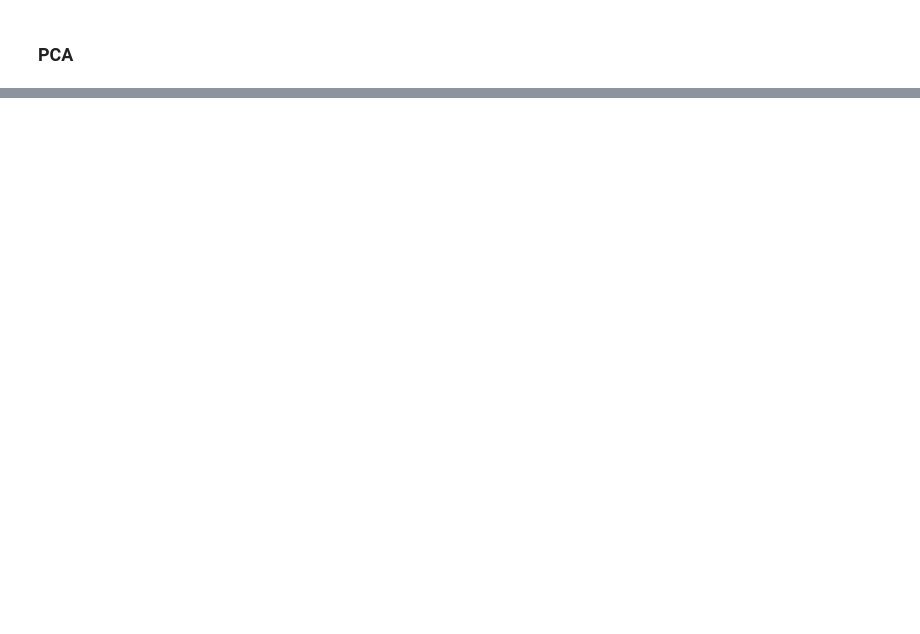
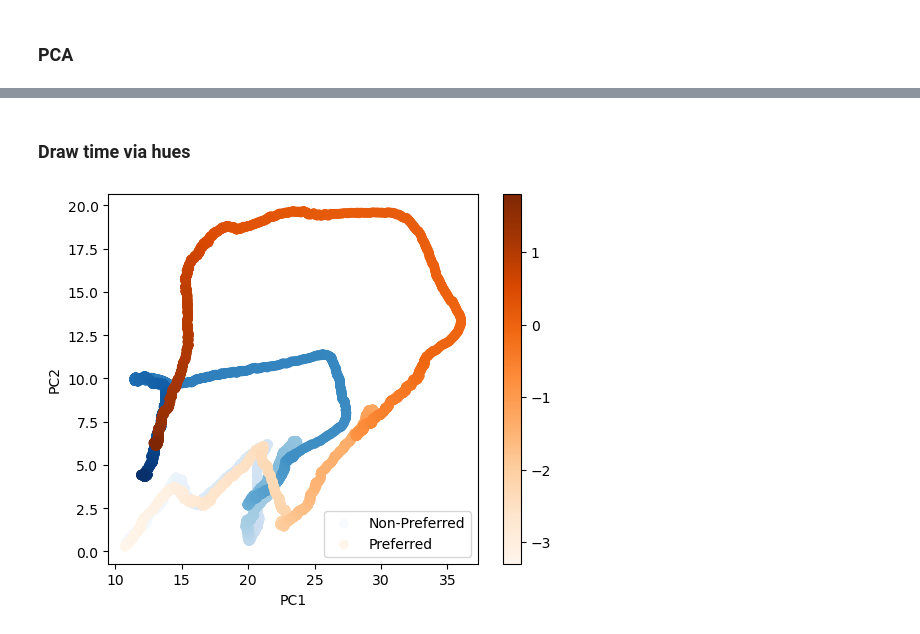
Before and after one commit to nasserqadri/pca-state-space-trajectories, a Jupyter notebook: PCA and State-Space trajectories.ipynb, the cells around one changed output, grey strips where cells are left out. Drawn from its saved outputs; the diff is of its cells as text; code cells hidden in the pictures; blank space fills up the shorter version.

Commit message:
adding time hues; adding requirements.txt

```diff
--- a/PCA and State-Space trajectories.ipynb
+++ b/PCA and State-Space trajectories.ipynb
@@ -127,0 +147,13 @@ plt.show()
+# %% [markdown]
+### Draw time via hues
+# %%
+plt.scatter(pc_non_preferred[0,:], pc_non_preferred[1,:], cmap='Blues', c=t, label='Non-Preferred')
+plt.scatter(pc_preferred[0,:], pc_preferred[1,:], cmap='Oranges', c=t, label='Preferred')
+plt.xlabel('PC1')
+plt.ylabel('PC2')
+plt.colorbar()
+plt.gca().set_aspect(1/plt.gca().get_data_ratio())
+plt.legend()
+plt.show()
+# %% [output]
+[figure, added]
```
Also changed, not shown: parts of 8 cells of this notebook, 1 other file.
